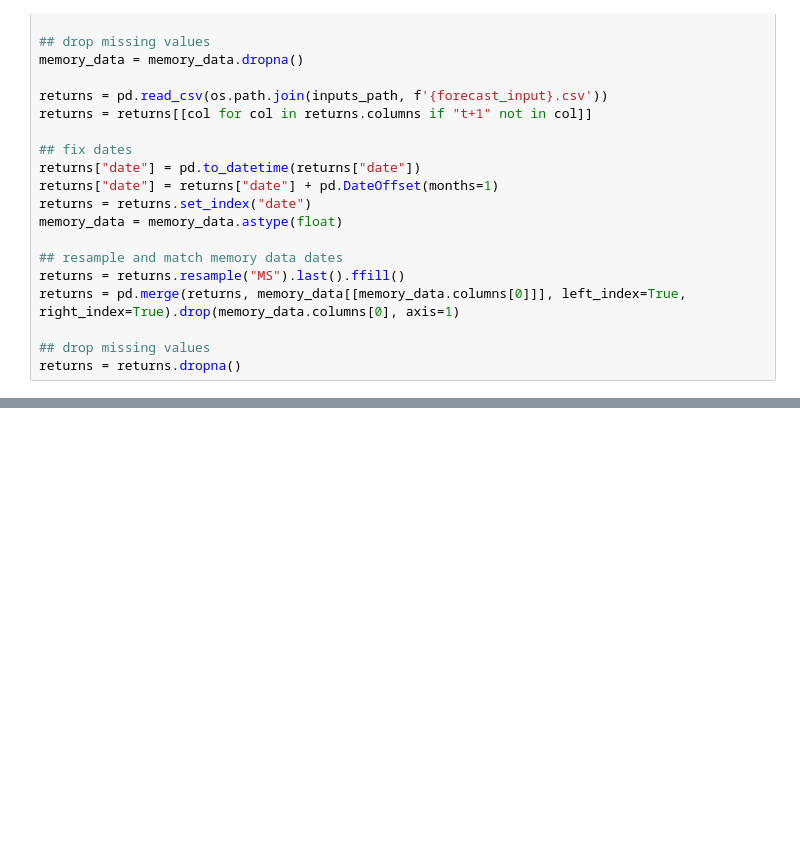
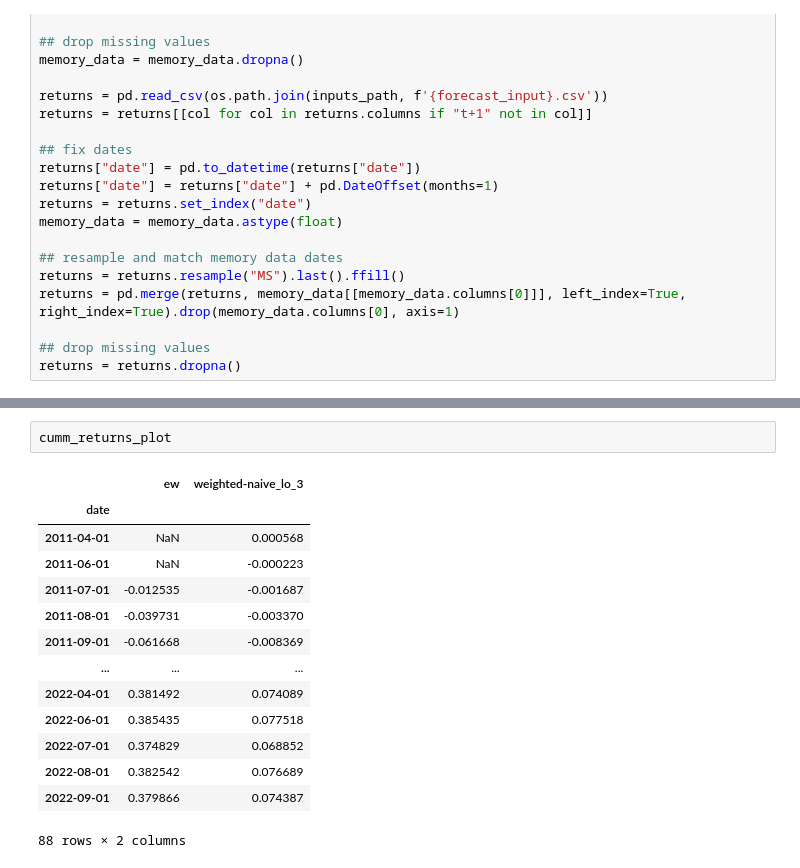
Before and after one commit to dcuoliveira/meta-learning-fin, a Jupyter notebook: src/portfolio_results.ipynb, the cells around one changed output, grey strips where cells are left out. Saved outputs shown, nothing was run; the diff lists cells and outputs as text; blank space fills up the shorter version.

```diff
--- a/src/portfolio_results.ipynb
+++ b/src/portfolio_results.ipynb
@@ -95,3 +88,20 @@ results_lo_3.pkl
+# %%
+cumm_returns_plot
+# %% [output]
+|  | ew | weighted-naive_lo_3 |
+| date |  |  |
+| 2011-04-01 | NaN | 0.000568 |
+| 2011-06-01 | NaN | -0.000223 |
+| 2011-07-01 | -0.012535 | -0.001687 |
+| 2011-08-01 | -0.039731 | -0.003370 |
+| 2011-09-01 | -0.061668 | -0.008369 |
+| ... | ... | ... |
+| 2022-04-01 | 0.381492 | 0.074089 |
+| 2022-06-01 | 0.385435 | 0.077518 |
+| 2022-07-01 | 0.374829 | 0.068852 |
+| 2022-08-01 | 0.382542 | 0.076689 |
+| 2022-09-01 | 0.379866 | 0.074387 |
+88 rows × 2 columns
 # %%
 for model in all_portfolio_returns_df["models"].unique():
     tmp_portfolio_returns = all_portfolio_returns_df[all_portfolio_returns_df["models"] == model]
```
Also changed, not shown: parts of 5 cells of this notebook.
